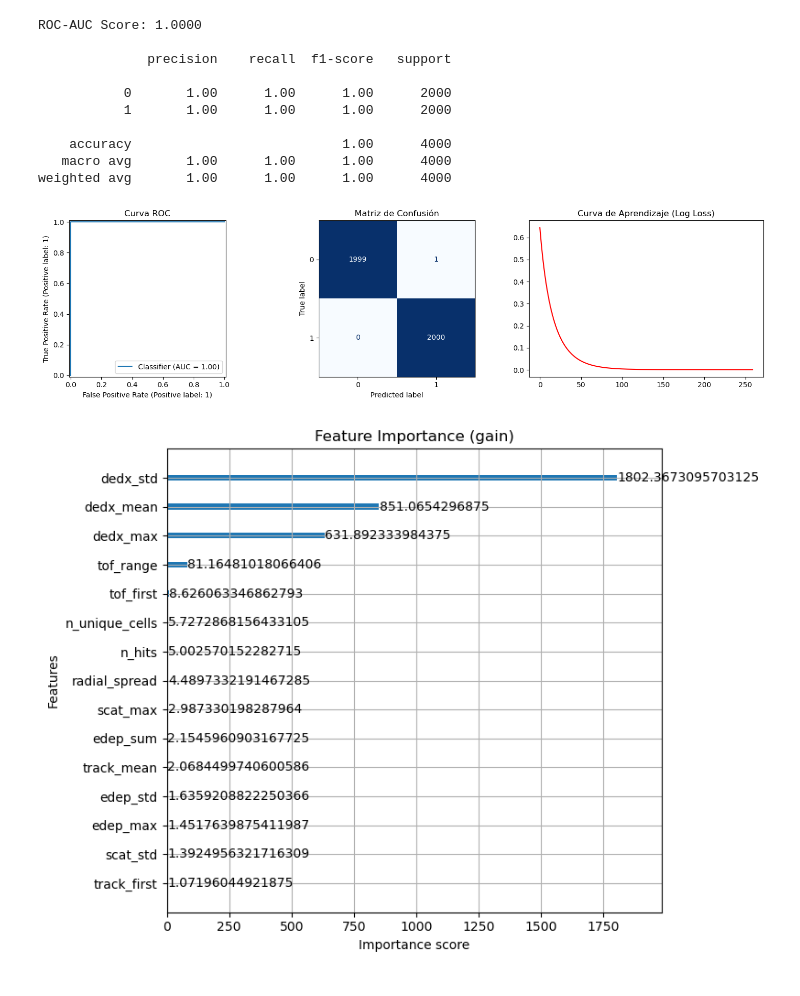
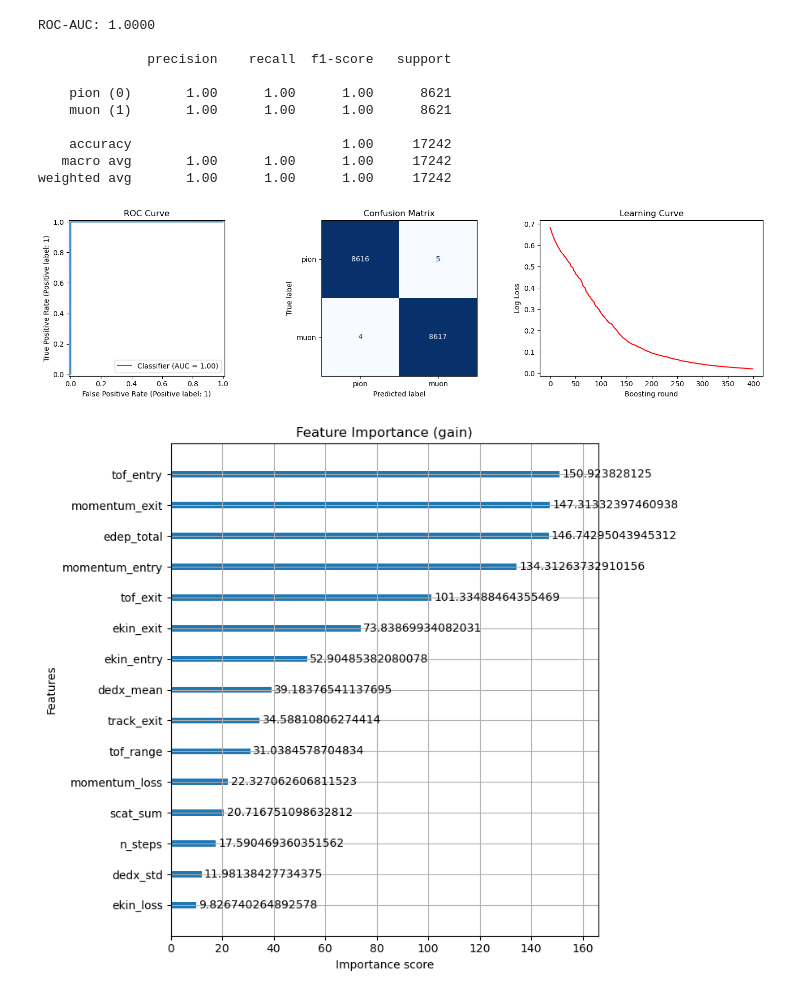
Before and after one commit to Se7en19/Machine-Learning-High-Energy-Physics, a Jupyter notebook: Classifier/muon_pion_classifier.ipynb, the cells around one changed output. Drawn from its saved outputs; the diff is of its cells as text; code cells hidden in the pictures.

```diff
--- a/Classifier/muon_pion_classifier.ipynb
+++ b/Classifier/muon_pion_classifier.ipynb
@@ -106,0 +165,12 @@ df.head()
+# %%
+# Balance to 50k:50k (or the smaller class size if < 50k)
+N_PER_CLASS = min(50_000, len(events_mu), len(events_pi))
+print(f"Using {N_PER_CLASS:,} events per class")
+
+events_mu_bal = events_mu.sample(N_PER_CLASS, random_state=42)
+events_pi_bal = events_pi.sample(N_PER_CLASS, random_state=42)
+
+df = pd.concat([events_mu_bal, events_pi_bal], ignore_index=True).sample(frac=1, random_state=42)
+
+print(f"\nTotal dataset: {len(df):,} events")
+print(df['label'].value_counts().rename({1: 'muon (1)', 0: 'pion (0)'}))
@@ -143,5 +234,0 @@ scale_pos_weight: 1.00
-# %%
-
-model.fit(X_train, y_train,
-eval_set=[(X_test, y_test)],
-verbose=50)
@@ -168,43 +235,44 @@ XGBClassifier(base_score=None, booster=None, callbacks=None,
 # %%
-import matplotlib.pyplot as plt
-from sklearn.metrics import roc_auc_score, classification_report, RocCurveDisplay, ConfusionMatrixDisplay
-import xgboost as xgb
+y_pred = model.predict(X_test)
+y_prob = model.predict_proba(X_test)[:, 1]
 
-# 1. Predicciones y Reporte de texto
-y_pred, y_prob = model.predict(X_test), model.predict_proba(X_test)[:, 1]
-print(f"ROC-AUC Score: {roc_auc_score(y_test, y_prob):.4f}\n")
-print(classification_report(y_test, y_pred))
+print(f"ROC-AUC: {roc_auc_score(y_test, y_prob):.4f}\n")
+print(classification_report(y_test, y_pred, target_names=['pion (0)', 'muon (1)']))
 
-# 2. Gráficas (ROC, Matriz de Confusión y Curva de Aprendizaje)
-fig, ax = plt.subplots(1, 3, figsize=(15, 4))
+fig, axes = plt.subplots(1, 3, figsize=(15, 4))
 
-RocCurveDisplay.from_predictions(y_test, y_prob, ax=ax[0])
-ax[0].set_title("Curva ROC")
+RocCurveDisplay.from_predictions(y_test, y_prob, ax=axes[0])
+axes[0].set_title('ROC Curve')
 
-ConfusionMatrixDisplay.from_predictions(y_test, y_pred, cmap='Blues', colorbar=False, ax=ax[1])
-ax[1].set_title("Matriz de Confusión")
+ConfusionMatrixDisplay.from_predictions(
+    y_test, y_pred, cmap='Blues', colorbar=False, ax=axes[1],
+    display_labels=['pion', 'muon']
+)
+axes[1].set_title('Confusion Matrix')
 
-ax[2].plot(model.evals_result()['validation_0']['logloss'], color='red')
-ax[2].set_title("Curva de Aprendizaje (Log Loss)")
+axes[2].plot(model.evals_result()['validation_0']['logloss'], color='red')
+axes[2].set_xlabel('Boosting round')
+axes[2].set_ylabel('Log Loss')
+axes[2].set_title('Learning Curve')
 
 plt.tight_layout()
 plt.show()
 
-fig, ax = plt.subplots(figsize=(8, 6))
+fig, ax = plt.subplots(figsize=(8, 7))
 xgb.plot_importance(model, importance_type='gain', ax=ax, max_num_features=15)
-ax.set_title("Feature Importance (gain)")
+ax.set_title('Feature Importance (gain)')
 plt.tight_layout()
 plt.show()
 # %% [output]
-ROC-AUC Score: 1.0000
+ROC-AUC: 1.0000
 
               precision    recall  f1-score   support
 
-           0       1.00      1.00      1.00      2000
-           1       1.00      1.00      1.00      2000
+    pion (0)       1.00      1.00      1.00      8621
+    muon (1)       1.00      1.00      1.00      8621
 
-    accuracy                           1.00      4000
-   macro avg       1.00      1.00      1.00      4000
-weighted avg       1.00      1.00      1.00      4000
+    accuracy                           1.00     17242
+   macro avg       1.00      1.00      1.00     17242
+weighted avg       1.00      1.00      1.00     17242
-[figure, old version]
+[figure, new version]
-[figure, old version]
+[figure, new version]
```
Also changed, not shown: parts of 12 cells of this notebook, 1 other file.
